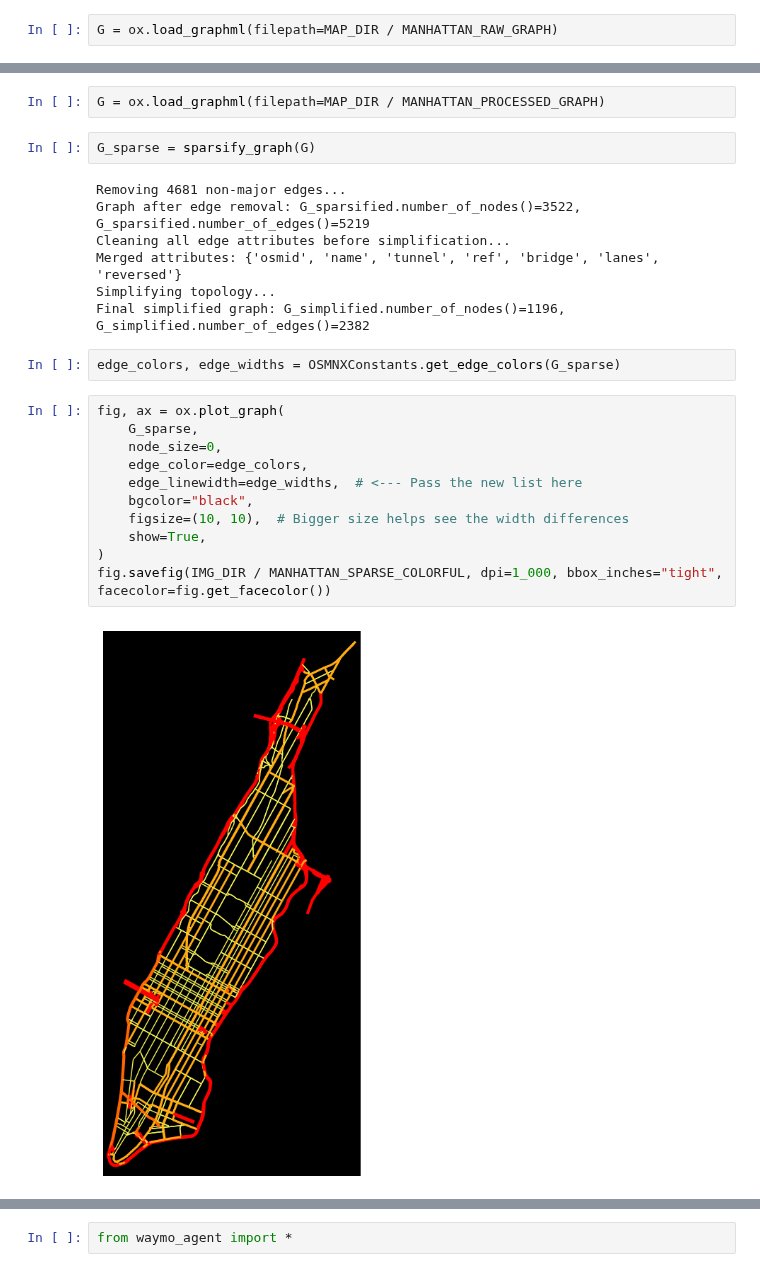
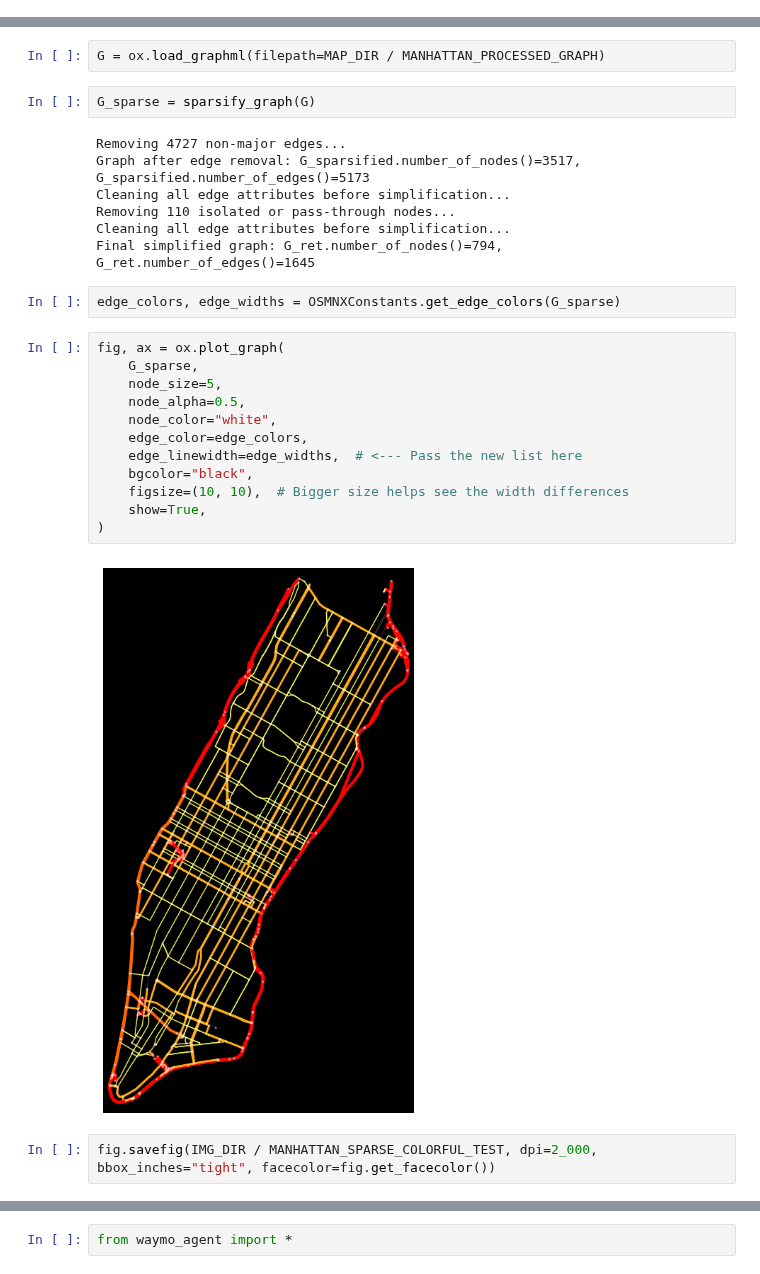
Before and after one commit to akseldkw07/Waymo-Agent, a Jupyter notebook: notebooks/osmnx-sandbox.ipynb, the cells around one changed output, grey strips where cells are left out. Saved outputs shown, nothing was run; the diff lists cells and outputs as text.

```diff
--- a/notebooks/osmnx-sandbox.ipynb
+++ b/notebooks/osmnx-sandbox.ipynb
@@ -12,5 +12,3 @@ Loaded environment variables from /Users/Akseldkw/coding/Columbia/RL-Project/.en
 INFO:datasets:JAX version 0.7.2 available.
 # %%
 from waymo_agent import *
-# %%
-G = ox.load_graphml(filepath=MAP_DIR / MANHATTAN_RAW_GRAPH)
@@ -45,24 +24,27 @@ G = ox.load_graphml(filepath=MAP_DIR / MANHATTAN_PROCESSED_GRAPH)
 # %%
 G_sparse = sparsify_graph(G)
 # %% [output]
-Removing 4681 non-major edges...
-Graph after edge removal: G_sparsified.number_of_nodes()=3522, G_sparsified.number_of_edges()=5219
+Removing 4727 non-major edges...
+Graph after edge removal: G_sparsified.number_of_nodes()=3517, G_sparsified.number_of_edges()=5173
 Cleaning all edge attributes before simplification...
-Merged attributes: {'osmid', 'name', 'tunnel', 'ref', 'bridge', 'lanes', 'reversed'}
-Simplifying topology...
-Final simplified graph: G_simplified.number_of_nodes()=1196, G_simplified.number_of_edges()=2382
+Removing 110 isolated or pass-through nodes...
+Cleaning all edge attributes before simplification...
+Final simplified graph: G_ret.number_of_nodes()=794, G_ret.number_of_edges()=1645
 # %%
 edge_colors, edge_widths = OSMNXConstants.get_edge_colors(G_sparse)
 # %%
 fig, ax = ox.plot_graph(
     G_sparse,
-    node_size=0,
+    node_size=5,
+    node_alpha=0.5,
+    node_color="white",
     edge_color=edge_colors,
     edge_linewidth=edge_widths,  # <--- Pass the new list here
     bgcolor="black",
     figsize=(10, 10),  # Bigger size helps see the width differences
     show=True,
 )
-fig.savefig(IMG_DIR / MANHATTAN_SPARSE_COLORFUL, dpi=1_000, bbox_inches="tight", facecolor=fig.get_facecolor())
 # %% [output]
-[figure, old version]
+[figure, new version]
+# %%
+fig.savefig(IMG_DIR / MANHATTAN_SPARSE_COLORFUL_TEST, dpi=2_000, bbox_inches="tight", facecolor=fig.get_facecolor())
```
Also changed, not shown: parts of 9 cells of this notebook, 6 other files.
